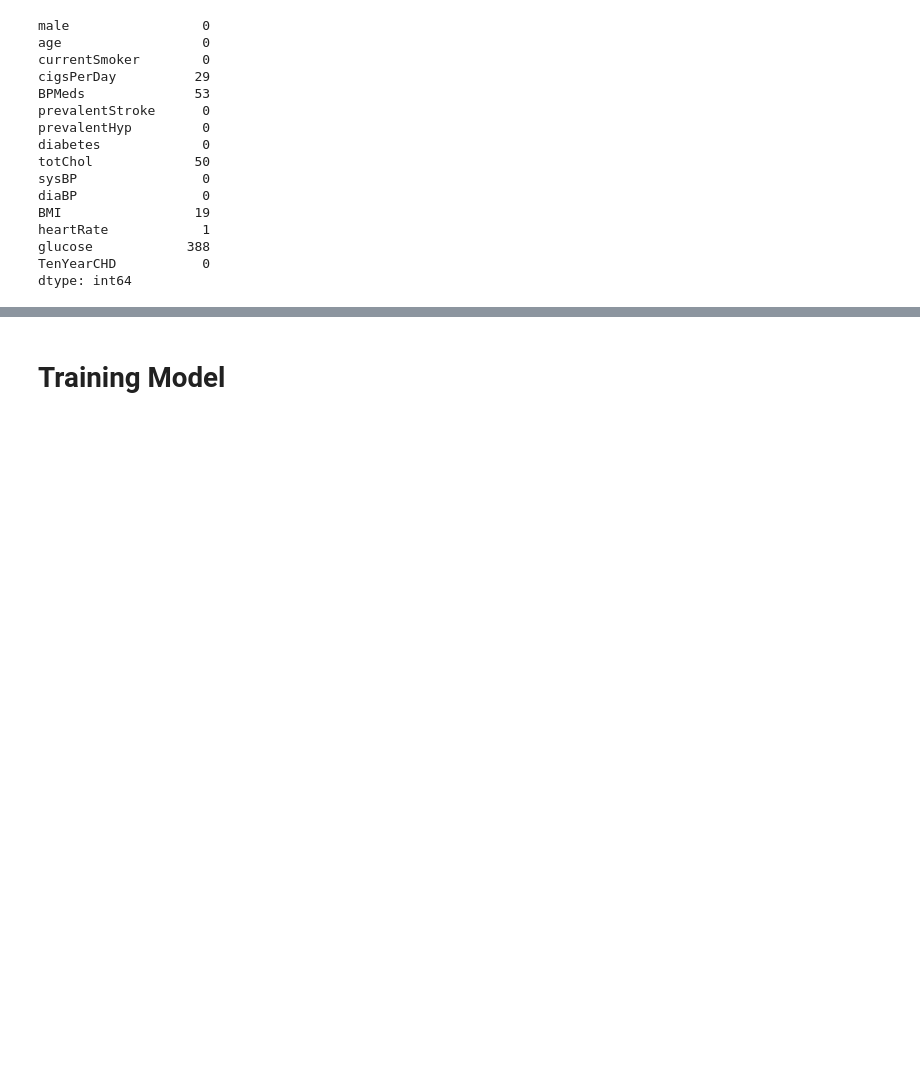
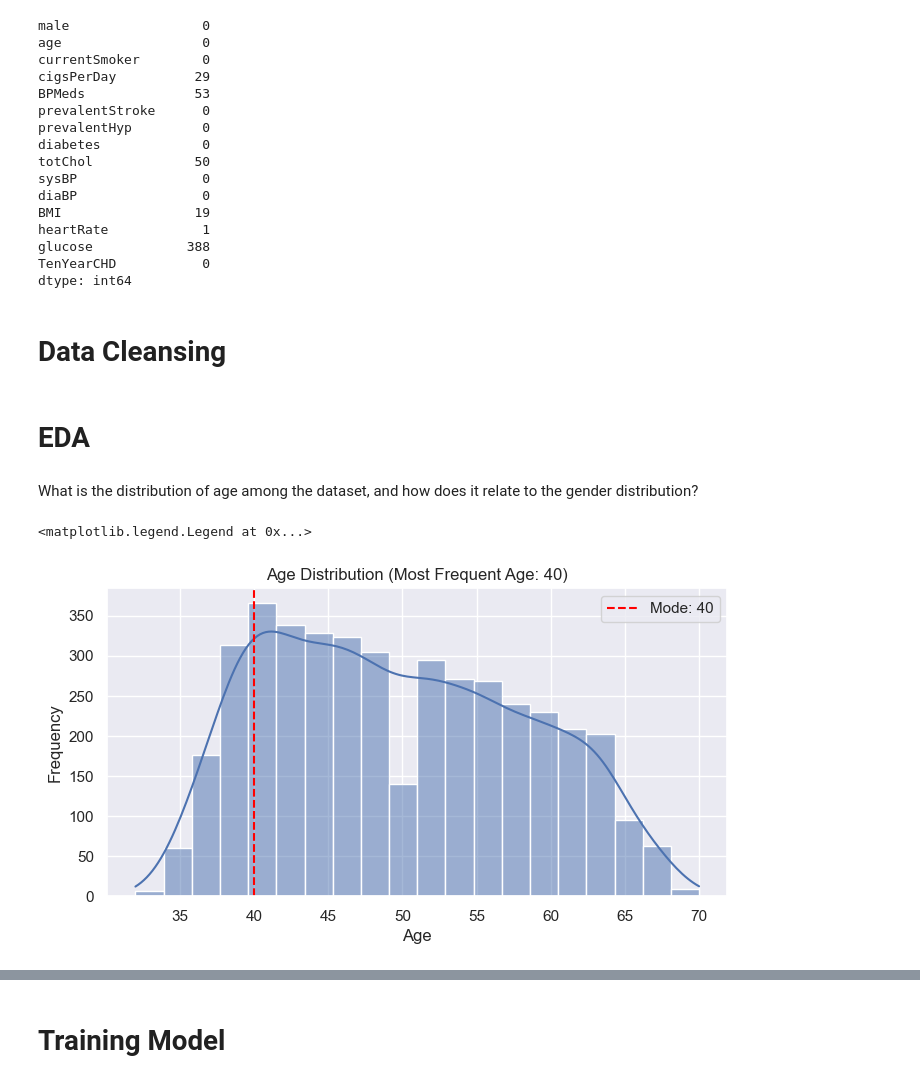
Before and after one commit to quangminh0604/CS114_Project, a Jupyter notebook: Project_CS114.ipynb, the cells around one changed output, grey strips where cells are left out. Saved outputs shown, nothing was run; the diff lists cells and outputs as text; code cells hidden in the pictures; blank space fills up the shorter version.

```diff
--- a/Project_CS114.ipynb
+++ b/Project_CS114.ipynb
@@ -2,8 +2,13 @@
 # Import các thư viện cần thiết
 import numpy as np
 import pandas as pd
+import seaborn as sns
 import matplotlib.pyplot as plt
 import plotly.express as px
+import plotly.graph_objects as go
+from plotly.subplots import make_subplots
+import plotly.express as px
+sns.set()
 from sklearn.model_selection import train_test_split, GridSearchCV
 from sklearn.preprocessing import MinMaxScaler, StandardScaler, LabelEncoder, RobustScaler
 from sklearn.pipeline import make_pipeline
@@ -98,5 +106,24 @@ heartRate            1
 glucose            388
 TenYearCHD           0
 dtype: int64
-# %%
-df.dropna(axis = 0, inplace = True)
+# %% [markdown]
+# Data Cleansing
+# %% [markdown]
+# EDA
+# %% [markdown]
+What is the distribution of age among the dataset, and how does it relate to the gender distribution?
+# %%
+# Most frequent age
+most_frequent_age = df['age'].mode().values[0]
+
+plt.figure(figsize=(8, 4))
+ax = sns.histplot(df['age'], bins=20, kde=True)
+ax.set_title(f'Age Distribution (Most Frequent Age: {most_frequent_age})')
+ax.set(xlabel='Age', ylabel='Frequency')
+
+# Thêm chú thích vị trí
+plt.axvline(most_frequent_age, color='red', linestyle='--', label=f'Mode: {most_frequent_age}')
+plt.legend()
+# %% [output]
+<matplotlib.legend.Legend at 0x...>
+[figure, added]
```
Also changed, not shown: parts of 22 cells of this notebook, 4 other files.
